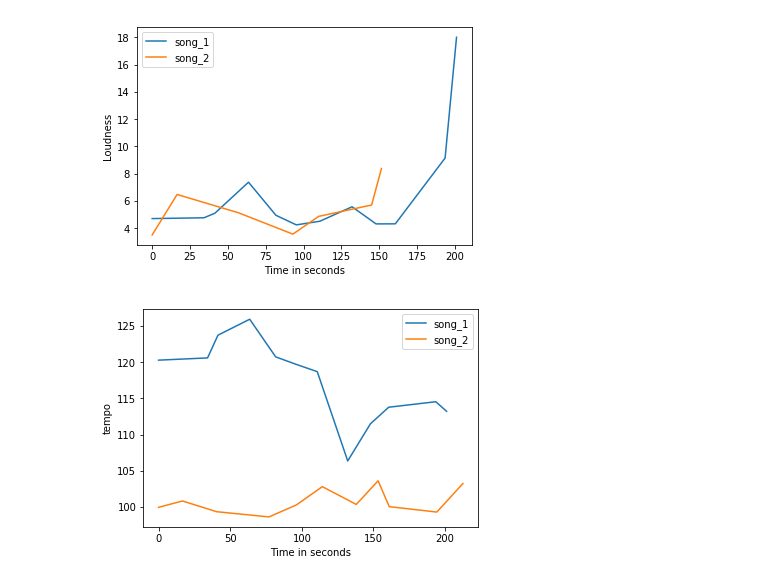
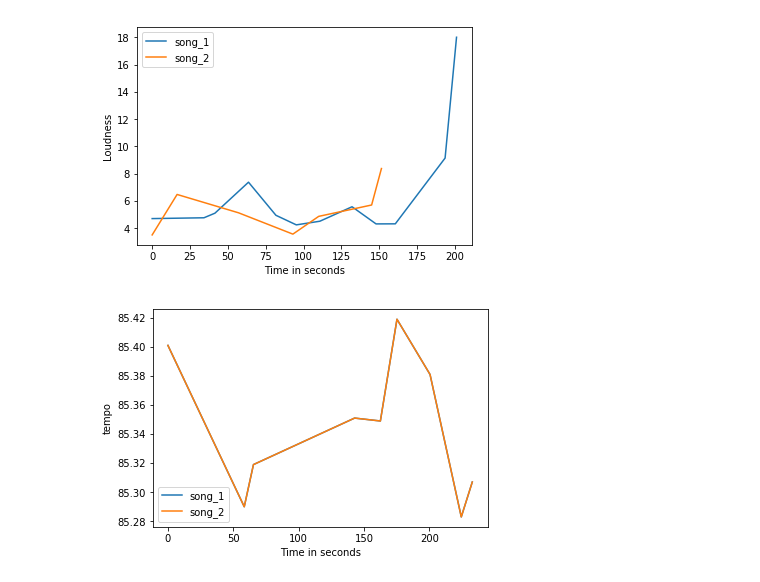
Before and after one commit to CornellDataScience/INSPIRE, a Jupyter notebook: exploratory_analysis/exploratory_data_analysis.ipynb, the cells around one changed output. Drawn from its saved outputs; the diff is of its cells as text; code cells hidden in the pictures.

```diff
--- a/exploratory_analysis/exploratory_data_analysis.ipynb
+++ b/exploratory_analysis/exploratory_data_analysis.ipynb
@@ -98,6 +105,6 @@ def compare_tempo_of_two_songs(song_id_1, song_id_2, features_and_analysis):
     plt.ylabel("tempo")
     plt.show()
 # %%
-compare_tempo_of_two_songs(song_ids_list[0], song_ids_list[1], features_and_analysis)
+compare_tempo_of_two_songs(song_ids_list[1200], song_ids_list[1200], features_and_analysis)
 # %% [output]
-[figure, old version]
+[figure, new version]
```
Also changed, not shown: parts of 10 cells of this notebook.
